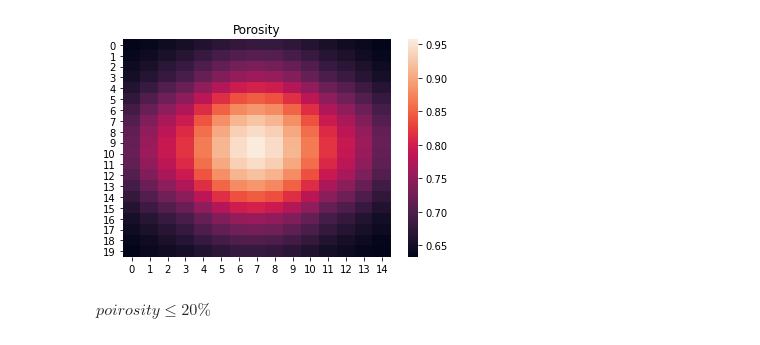
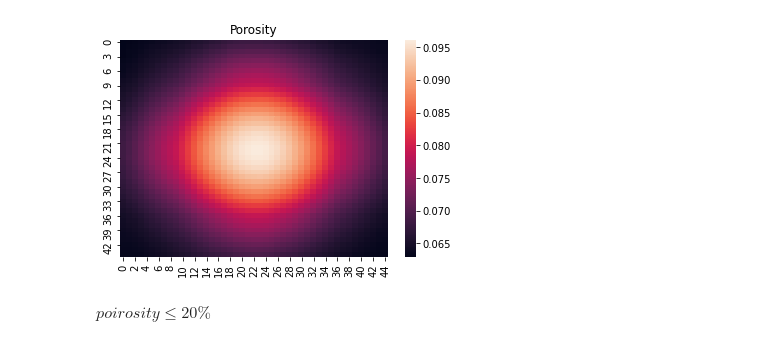
Before and after one commit to yamidovich/ReservoirModel, a Jupyter notebook: Model_on_work_env.ipynb, the cells around one changed output. Drawn from its saved outputs; the diff is of its cells as text; code cells hidden in the pictures.

```diff
--- a/Model_on_work_env.ipynb
+++ b/Model_on_work_env.ipynb
@@ -26,7 +26,7 @@ const = prop.Constants()
 ns = 50000
 x_min, x_max = -1.3, 1.3
 y_min, y_max = -1.3, 1.3
-nx , ny = 20, 15
+nx , ny = 45, 45
 # %%
 ds = rand_init.get_saturation_scattered(n_samples=ns, noise=0.4)
 plt.scatter(ds[0][:, 0],ds[0][:, 1], c=ds[1], edgecolors='k')
@@ -68,13 +69,13 @@ plt.show()
 # %%
 porosity_matrix = rand_init.get_grid_from_scattered(ds=ds, x_max=x_max, x_min=x_min,
                                                  y_min=y_min, y_max=y_max, n_x=nx, n_y=ny
                                                 )
-porosity_matrix *= 0.2
+porosity_matrix *= 0.1
 sns.heatmap(porosity_matrix)
 plt.title("Porosity")
 plt.show()
 # %% [output]
-[figure, old version]
+[figure, new version]
 # %% [markdown]
 $poirosity\leq 20\%$
 # %%
```
Also changed, not shown: parts of 11 cells of this notebook.
